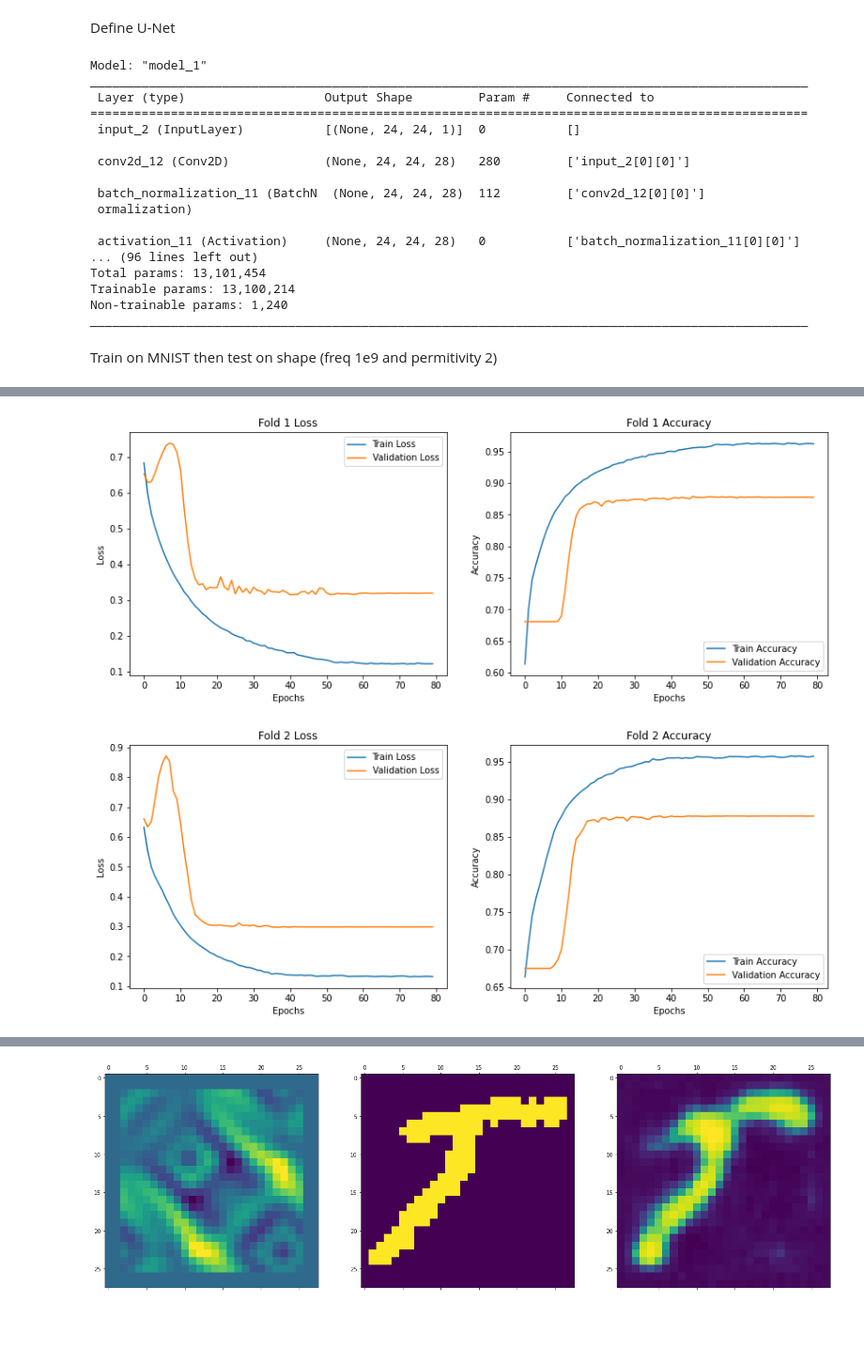
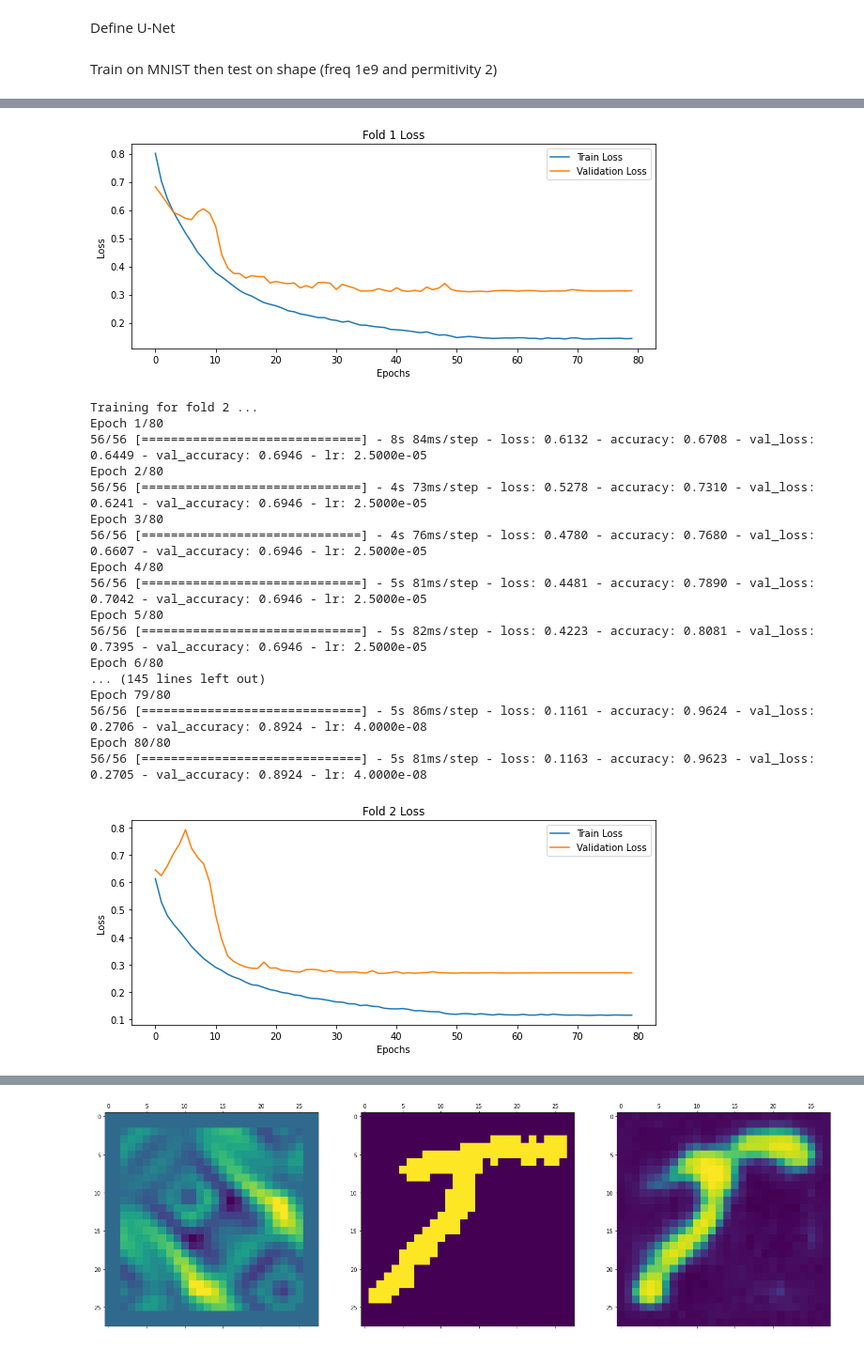
Before and after one commit to nguye82/microwave_imaging_project, a Jupyter notebook: UNET CNN.ipynb, the cells around one changed output, grey strips where cells are left out. Shown at 94% size. Drawn from its saved outputs; the diff is of its cells as text; code cells hidden in the pictures; blank space fills up the shorter version.

```diff
--- a/UNET CNN.ipynb
+++ b/UNET CNN.ipynb
@@ -151,28 +149,6 @@ def unet_padded(input_shape):
     model = Model(inputs=inputs, outputs=output)
 
     return model
-# %%
-inputMNIST_shape = fieldMNIST_train.shape[1:]
-model_mnist_flatten = unet_with_flatten(inputMNIST_shape)
-model_mnist_flatten.summary()
-# %% [output]
-Model: "model_1"
-__________________________________________________________________________________________________
- Layer (type)                   Output Shape         Param #     Connected to
-==================================================================================================
- input_2 (InputLayer)           [(None, 24, 24, 1)]  0           []
-
- conv2d_12 (Conv2D)             (None, 24, 24, 28)   280         ['input_2[0][0]']
-
- batch_normalization_11 (BatchN  (None, 24, 24, 28)  112         ['conv2d_12[0][0]']
- ormalization)
-
- activation_11 (Activation)     (None, 24, 24, 28)   0           ['batch_normalization_11[0][0]']
-... (96 lines left out)
-Total params: 13,101,454
-Trainable params: 13,100,214
-Non-trainable params: 1,240
-__________________________________________________________________________________________________
 # %% [markdown]
 Train on MNIST then test on shape (freq 1e9 and permitivity 2)
 # %%
@@ -214,22 +190,14 @@ for train_index, val_index in kf.split(fieldMNIST_train_f_padded):
     scores = model1.evaluate(fieldMNIST_test_padded, targetMNIST_test, verbose=0)
     acc_per_fold.append(scores[1] * 100)
 
-    plt.figure(figsize=(14,5))
-    plt.subplot(1, 2, 1)
+    plt.figure(figsize=(10, 4))
     plt.plot(history.history['loss'], label='Train Loss')
     plt.plot(history.history['val_loss'], label='Validation Loss')
     plt.title(f'Fold {fold} Loss')
     plt.xlabel('Epochs')
     plt.ylabel('Loss')
     plt.legend()
-
-    plt.subplot(1, 2, 2)
-    plt.plot(history.history['accuracy'], label='Train Accuracy')
-    plt.plot(history.history['val_accuracy'], label='Validation Accuracy')
-    plt.title(f'Fold {fold} Accuracy')
-    plt.xlabel('Epochs')
-    plt.ylabel('Accuracy')
-    plt.legend()
+    plt.show()
 
     losses.append((history.history['loss']))
     val_losses.append((history.history['val_loss']))
@@ -258,2 +226,19 @@ Epoch 78/80
-[figure, old version]
+[figure, new version]
+Training for fold 2 ...
+Epoch 1/80
+56/56 [==============================] - 8s 84ms/step - loss: 0.6132 - accuracy: 0.6708 - val_loss: 0.6449 - val_accuracy: 0.6946 - lr: 2.5000e-05
+Epoch 2/80
+56/56 [==============================] - 4s 73ms/step - loss: 0.5278 - accuracy: 0.7310 - val_loss: 0.6241 - val_accuracy: 0.6946 - lr: 2.5000e-05
+Epoch 3/80
+56/56 [==============================] - 4s 76ms/step - loss: 0.4780 - accuracy: 0.7680 - val_loss: 0.6607 - val_accuracy: 0.6946 - lr: 2.5000e-05
+Epoch 4/80
+56/56 [==============================] - 5s 81ms/step - loss: 0.4481 - accuracy: 0.7890 - val_loss: 0.7042 - val_accuracy: 0.6946 - lr: 2.5000e-05
+Epoch 5/80
+56/56 [==============================] - 5s 82ms/step - loss: 0.4223 - accuracy: 0.8081 - val_loss: 0.7395 - val_accuracy: 0.6946 - lr: 2.5000e-05
+Epoch 6/80
+... (145 lines left out)
+Epoch 79/80
+56/56 [==============================] - 5s 86ms/step - loss: 0.1161 - accuracy: 0.9624 - val_loss: 0.2706 - val_accuracy: 0.8924 - lr: 4.0000e-08
+Epoch 80/80
+56/56 [==============================] - 5s 81ms/step - loss: 0.1163 - accuracy: 0.9623 - val_loss: 0.2705 - val_accuracy: 0.8924 - lr: 4.0000e-08
-[figure, old version]
+[figure, new version]
```
Also changed, not shown: parts of 19 cells of this notebook, 5 other files.
